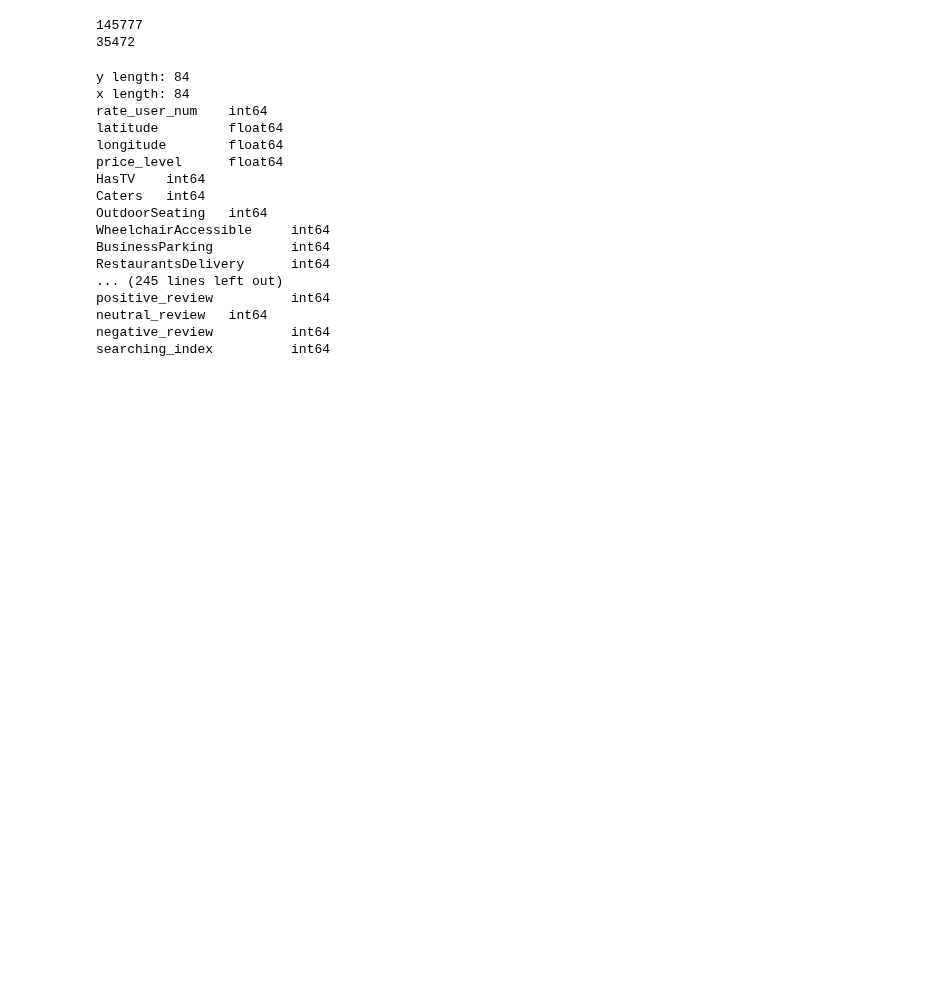
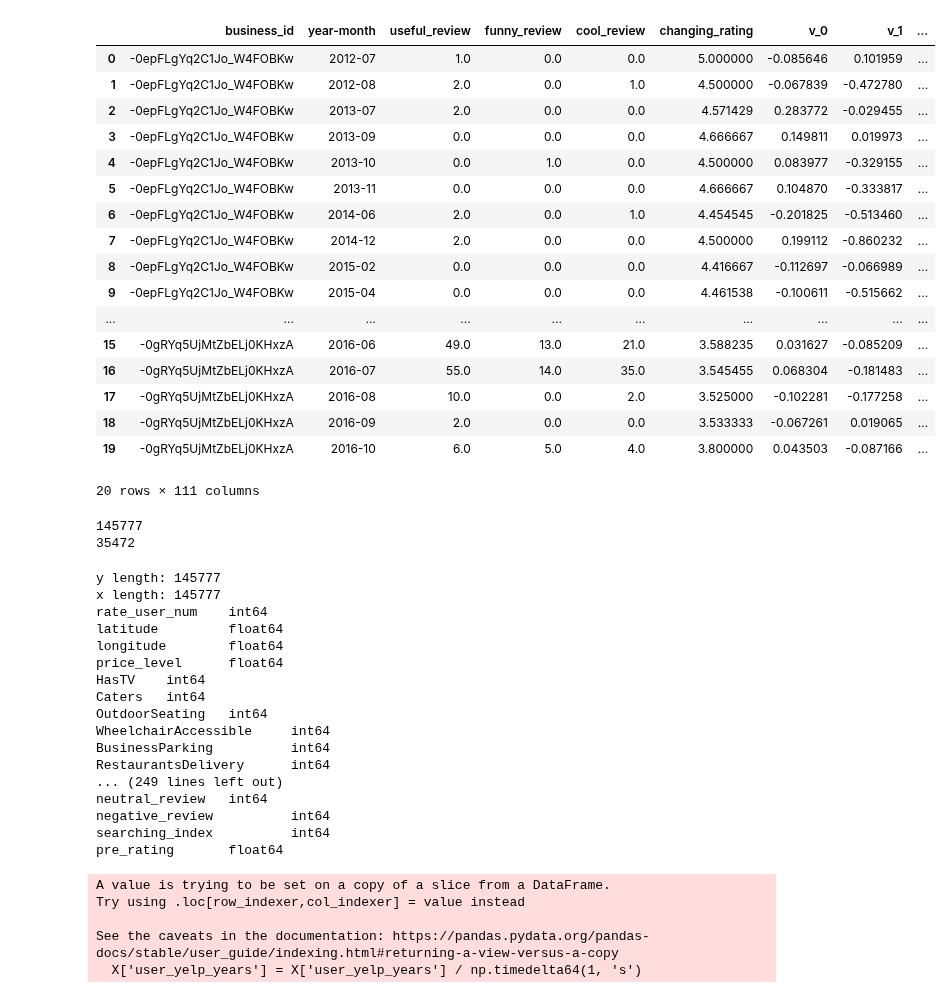
Before and after one commit to kaiwenh4/Stat170-Project, a Jupyter notebook: modeling/random_forest.ipynb, the cells around one changed output. Cells and saved outputs as stored; diff of their text form; code cells hidden in the pictures; blank space fills up the shorter version.

```diff
--- a/modeling/random_forest.ipynb
+++ b/modeling/random_forest.ipynb
@@ -18,3 +33,24 @@ SELECT * FROM yelp_data.yelp_dynamic""", con=engine_out)
+# %%
+df_dynamic.head(20)
+# %% [output]
+|  | business_id | year-month | useful_review | funny_review | cool_review | changing_rating | v_0 | v_1 | ... |
+| 0 | -0epFLgYq2C1Jo_W4FOBKw | 2012-07 | 1.0 | 0.0 | 0.0 | 5.000000 | -0.085646 | 0.101959 | ... |
+| 1 | -0epFLgYq2C1Jo_W4FOBKw | 2012-08 | 2.0 | 0.0 | 1.0 | 4.500000 | -0.067839 | -0.472780 | ... |
+| 2 | -0epFLgYq2C1Jo_W4FOBKw | 2013-07 | 2.0 | 0.0 | 0.0 | 4.571429 | 0.283772 | -0.029455 | ... |
+| 3 | -0epFLgYq2C1Jo_W4FOBKw | 2013-09 | 0.0 | 0.0 | 0.0 | 4.666667 | 0.149811 | 0.019973 | ... |
+| 4 | -0epFLgYq2C1Jo_W4FOBKw | 2013-10 | 0.0 | 1.0 | 0.0 | 4.500000 | 0.083977 | -0.329155 | ... |
+| 5 | -0epFLgYq2C1Jo_W4FOBKw | 2013-11 | 0.0 | 0.0 | 0.0 | 4.666667 | 0.104870 | -0.333817 | ... |
+| 6 | -0epFLgYq2C1Jo_W4FOBKw | 2014-06 | 2.0 | 0.0 | 1.0 | 4.454545 | -0.201825 | -0.513460 | ... |
+| 7 | -0epFLgYq2C1Jo_W4FOBKw | 2014-12 | 2.0 | 0.0 | 0.0 | 4.500000 | 0.199112 | -0.860232 | ... |
+| 8 | -0epFLgYq2C1Jo_W4FOBKw | 2015-02 | 0.0 | 0.0 | 0.0 | 4.416667 | -0.112697 | -0.066989 | ... |
+| 9 | -0epFLgYq2C1Jo_W4FOBKw | 2015-04 | 0.0 | 0.0 | 0.0 | 4.461538 | -0.100611 | -0.515662 | ... |
+| ... | ... | ... | ... | ... | ... | ... | ... | ... | ... |
+| 15 | -0gRYq5UjMtZbELj0KHxzA | 2016-06 | 49.0 | 13.0 | 21.0 | 3.588235 | 0.031627 | -0.085209 | ... |
+| 16 | -0gRYq5UjMtZbELj0KHxzA | 2016-07 | 55.0 | 14.0 | 35.0 | 3.545455 | 0.068304 | -0.181483 | ... |
+| 17 | -0gRYq5UjMtZbELj0KHxzA | 2016-08 | 10.0 | 0.0 | 2.0 | 3.525000 | -0.102281 | -0.177258 | ... |
+| 18 | -0gRYq5UjMtZbELj0KHxzA | 2016-09 | 2.0 | 0.0 | 0.0 | 3.533333 | -0.067261 | 0.019065 | ... |
+| 19 | -0gRYq5UjMtZbELj0KHxzA | 2016-10 | 6.0 | 5.0 | 4.0 | 3.800000 | 0.043503 | -0.087166 | ... |
+20 rows × 111 columns
 # %%
 # split training and testing set
 train_data = df_static[:5000]
@@ -39,15 +75,15 @@ y_test, X_test = test_data.loc[:,test_data.columns.isin(['business_id','changing
 # %%
 
 # single shop info
-y = y_train[y_train['business_id']=='00rY5F9ltW-IWf2Ev96kOg']['changing_rating'].to_list()
-X = X_train[X_train['business_id']=='00rY5F9ltW-IWf2Ev96kOg'].loc[:,~X_train.columns.isin(['business_id','stars','state'])]
+y = y_train['changing_rating'].to_list()
+X = X_train.loc[:,~X_train.columns.isin(['business_id','stars','state'])]
 X['user_yelp_years'] = X['user_yelp_years'] / np.timedelta64(1, 's')
 print(f"y length: {len(y)}\nx length: {len(X)}")
 for i in X.columns:
     print(i,'\t', X[i].dtype)
 # %% [output]
-y length: 84
-x length: 84
+y length: 145777
+x length: 145777
 rate_user_num    int64
 latitude         float64
 longitude        float64
@@ -58,10 +94,15 @@ OutdoorSeating   int64
 WheelchairAccessible     int64
 BusinessParking          int64
 RestaurantsDelivery      int64
-... (245 lines left out)
-positive_review          int64
+... (249 lines left out)
 neutral_review   int64
 negative_review          int64
 searching_index          int64
+pre_rating       float64
+A value is trying to be set on a copy of a slice from a DataFrame.
+Try using .loc[row_indexer,col_indexer] = value instead
+
+See the caveats in the documentation: https://pandas.pydata.org/pandas-docs/stable/user_guide/indexing.html#returning-a-view-versus-a-copy
+  X['user_yelp_years'] = X['user_yelp_years'] / np.timedelta64(1, 's')
 # %%
 # training
```
Also changed, not shown: parts of 3 cells of this notebook, 3 other files.
